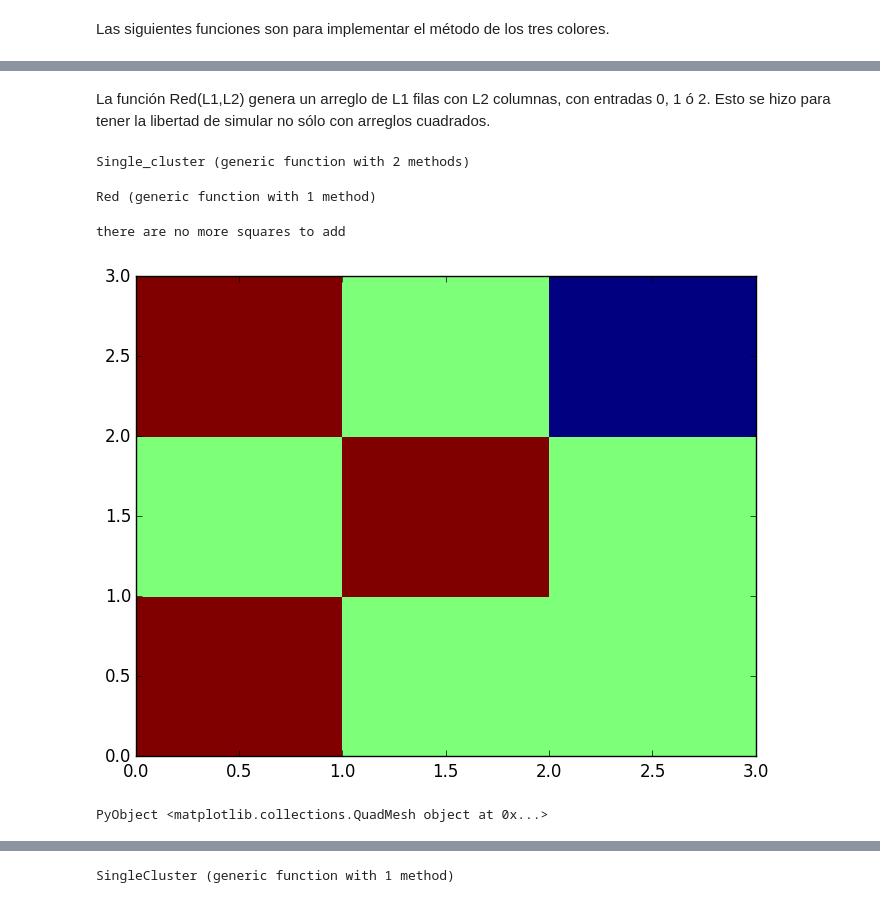
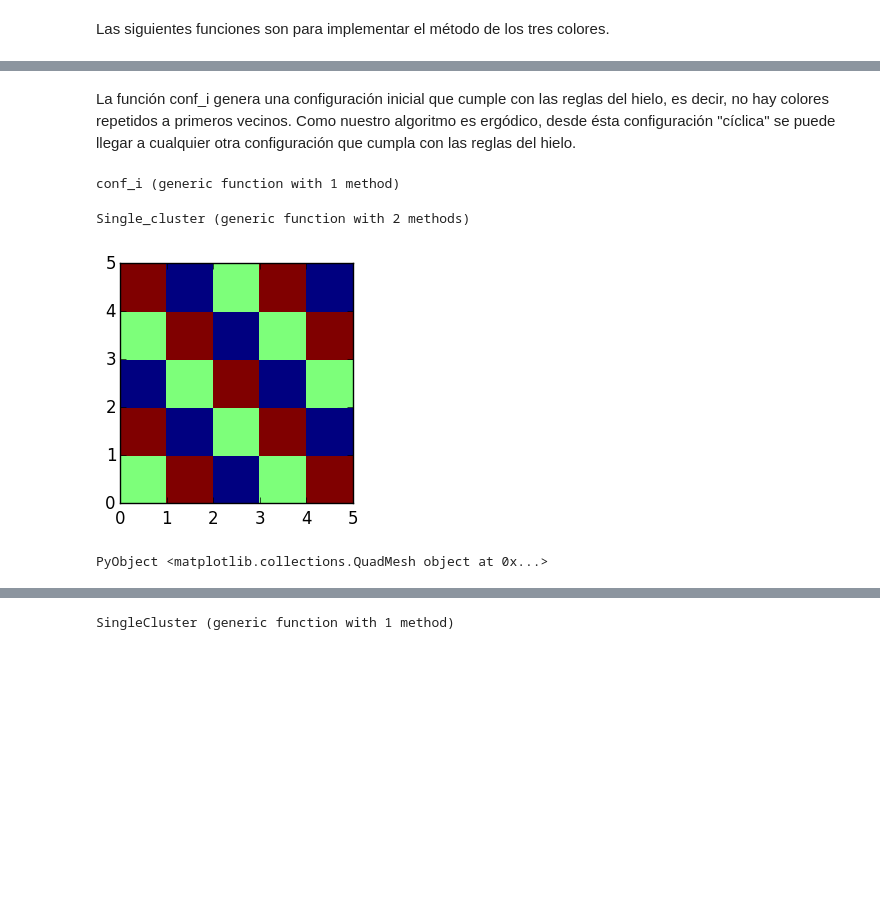
Before and after one commit to luisaleman/Hielo, a Jupyter notebook: Proyecto final.ipynb, the cells around one changed output, grey strips where cells are left out. Drawn from its saved outputs; the diff is of its cells as text; code cells hidden in the pictures; blank space fills up the shorter version.

Commit message:
MultiCluster genera configuraciones no compatibles con las reglas de hielo, agregué la configuración inicial y testeé single_cluster

```diff
--- a/Proyecto final.ipynb
+++ b/Proyecto final.ipynb
@@ -10,5 +12,26 @@ using PyPlot
 # %%
 using Interact
-# %% [markdown]
-La función Red(L1,L2) genera un arreglo de L1 filas con L2 columnas, con entradas 0, 1 ó 2. Esto se hizo para tener la libertad de simular no sólo con arreglos cuadrados.
+# %% [markdown]
+La función conf_i genera una configuración inicial que cumple con las reglas del hielo, es decir, no hay colores repetidos a primeros vecinos. Como nuestro algoritmo es ergódico, desde ésta configuración "cíclica" se puede llegar a cualquier otra configuración que cumpla con las reglas del hielo.
+# %%
+function conf_i(n::Int,m::Int)
+    out=zeros(n,n)
+    out[1,1]=rand(0:2)
+    for i in 1:n-1
+        for j in 1:n-1
+            out[i,j+1]=mod(out[i,j]+1,3)
+        end
+        out[i+1,:]=mod(out[i,:]+1,3)
+    end
+
+    #cuando n es 1 mod 3, hay problemas con las reglas de hielo
+    if mod(n,3)==1
+        out[:,n]=mod(out[:,1]+1,3)
+        out[n,:]=mod(out[1,:]+1,3)
+        out[n,n]=mod(out[1,1]+2,3)
+    end
+    out
+end
+# %% [output]
+conf_i (generic function with 1 method)
 # %%
@@ -79,16 +102,10 @@ function Single_cluster(arreglo::Array{Int,2})
 end
 # %% [output]
 Single_cluster (generic function with 2 methods)
-# %%
-function Red(L1,L2)
-    arreglo=rand(0:2,L1,L2)
-end
-# %% [output]
-Red (generic function with 1 method)
 # %%
-hey=Red(3,3)
+hey=conf_i(5,5)
+fig=figure(figsize=[3,3])
 pcolormesh(hey)
 # %% [output]
+[figure, new version]
-there are no more squares to add
+PyObject <matplotlib.collections.QuadMesh object at 0x...>
-[figure, old version]
-PyObject <matplotlib.collections.QuadMesh object at 0x...>
```
Also changed, not shown: parts of 8 cells of this notebook.
